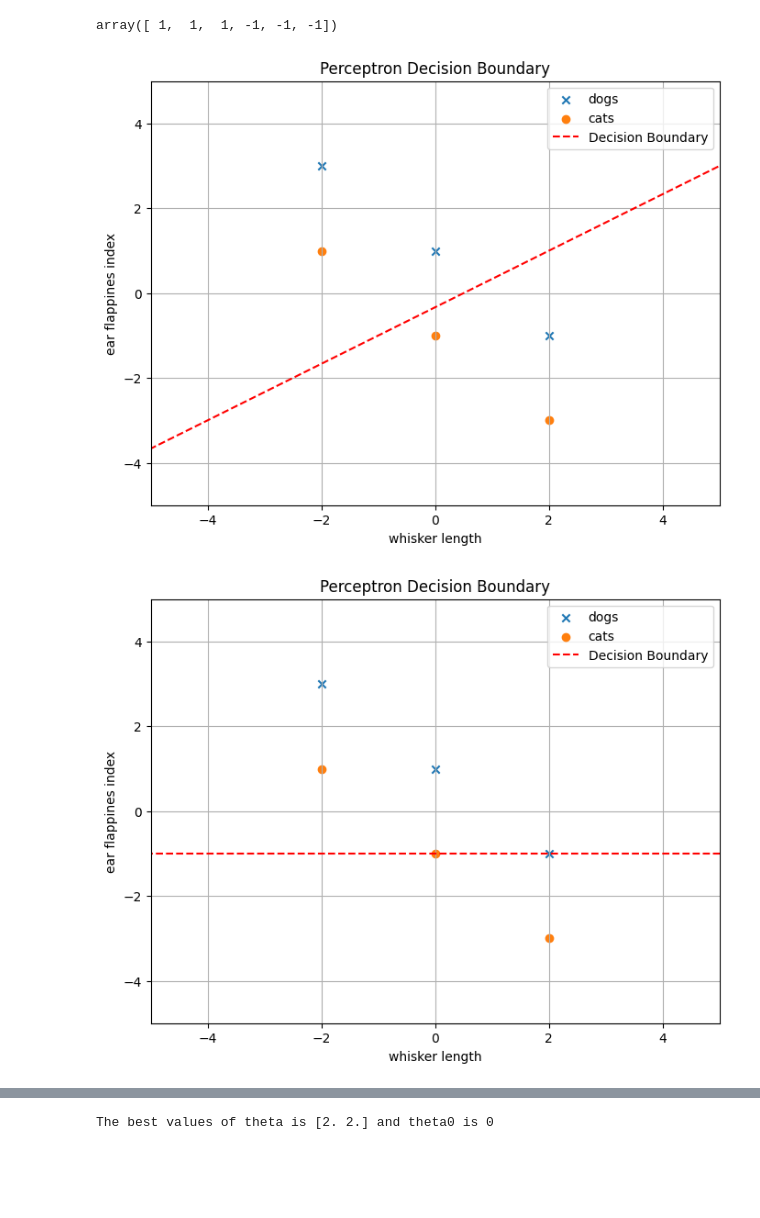
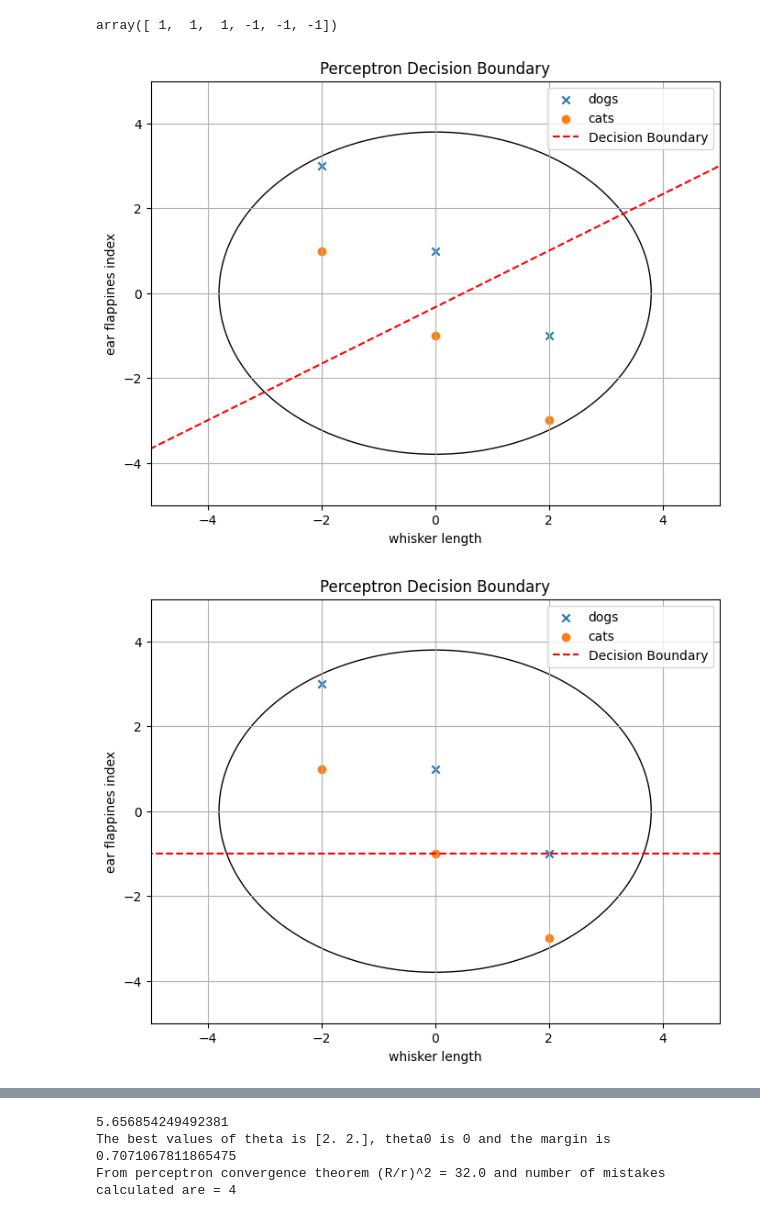
Before and after one commit to ANAS-05/Machine-Learning, a Jupyter notebook: perceptron.ipynb, the cells around one changed output, grey strips where cells are left out. Drawn from its saved outputs; the diff is of its cells as text; code cells hidden in the pictures; blank space fills up the shorter version.

Commit message:
Added Perceptron Convergence Theorem

```diff
--- a/perceptron.ipynb
+++ b/perceptron.ipynb
@@ -71,12 +71,11 @@ def perceptron(examples,corresponding_outputs,T,d):
     theta = np.zeros(shape=d)
     theta0 = 0
 
-    best_error = float('inf')
-
+    no_of_mistakes = 0
+    final_margin = float('inf')
 
     #for plotting line
     x_vals = np.linspace(-10, 10, 100)
-
 
     def plot_figure(theta,theta0):
 
@@ -89,35 +88,58 @@ def perceptron(examples,corresponding_outputs,T,d):
             y_vals = -1*(theta[0]*x_vals + theta0)/theta[1]
             plt.plot(x_vals,y_vals,color='red', linestyle='--', label='Decision Boundary')
         else:
             x_val = -theta0 / theta[0]
             plt.axvline(x=x_val)
 
+        # Create a circle
+        circle = plt.Circle((0, 0), 3.8, color='black', fill=False)  # Corrected 'fill' to False
+
+        # Create an axis to add the circle to
+        ax = plt.gca()  # Get the current axis
+
+        # Add the circle to the axes
+        ax.add_artist(circle)
 
         plt.title(f'Perceptron Decision Boundary')
         plt.xlabel('whisker length')
         plt.ylabel('ear flappines index')
         plt.xlim(-5,5)
         plt.ylim(-5,5)
         plt.grid(True)
         plt.legend()
         plt.show()
 
     for _ in range(T):
         for i,xi in enumerate(examples):
+
             if corresponding_outputs[i] * (np.dot(xi,theta)+theta0) <= 0:
+
+                no_of_mistakes+=1
                 theta += corresponding_outputs[i] * xi
                 theta0 += corresponding_outputs[i]
 
                 #Plot after every correction
                 plot_figure(theta,theta0)
 
 
-    return theta,theta0
+#Perceptron convergence theorem
+
+    linear_sep = corresponding_outputs[i] * (np.dot(xi,theta) + theta0)
+    magnitude = np.linalg.norm(theta)
+
+    if magnitude != 0:
+        current_margin = linear_sep / magnitude
+    if current_margin < final_margin:
+        final_margin = current_margin
 
 
 
-theta,theta0 = perceptron(all_examples,correct_output,10,2)
-print(f'The best values of theta is {theta} and theta0 is {theta0}')
+    return theta,theta0,final_margin,no_of_mistakes
+
+theta,theta0,final_margin,mistakes = perceptron(all_examples,correct_output,10,2)
+print(4/final_margin)
+print(f'The best values of theta is {theta}, theta0 is {theta0} and the margin is {final_margin}')
+print(f'From perceptron convergence theorem (R/r)^2 = {np.floor(pow(4/final_margin,2))} and number of mistakes calculated are = {mistakes}')
 # %% [output]
-[figure, old version]
+[figure, new version]
-[figure, old version]
+[figure, new version]
@@ -126 +148,3 @@ print(f'The best values of theta is {theta} and theta0 is {theta0}')
-The best values of theta is [2. 2.] and theta0 is 0
+5.656854249492381
+The best values of theta is [2. 2.], theta0 is 0 and the margin is 0.7071067811865475
+From perceptron convergence theorem (R/r)^2 = 32.0 and number of mistakes calculated are = 4
```
Also changed, not shown: parts of 1 cell of this notebook.
